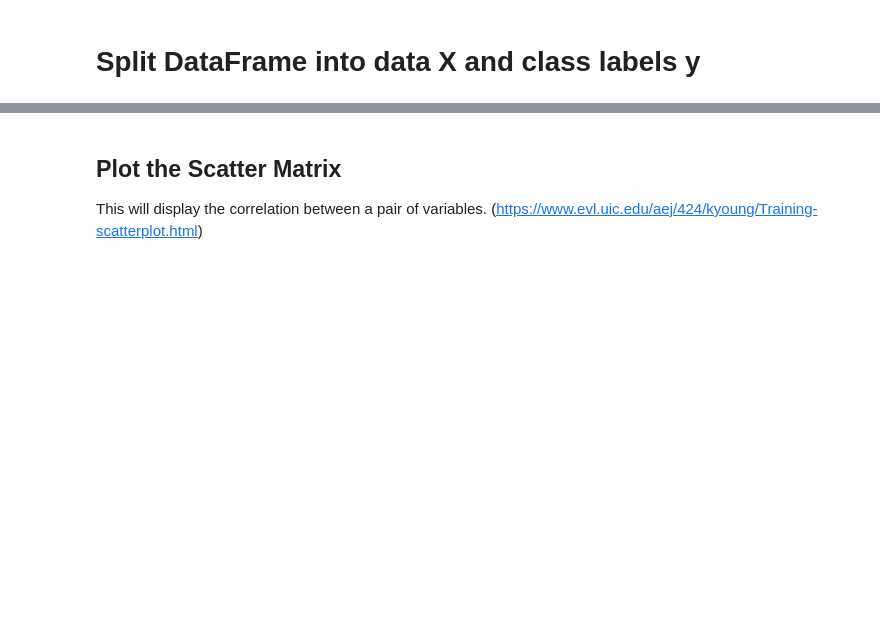
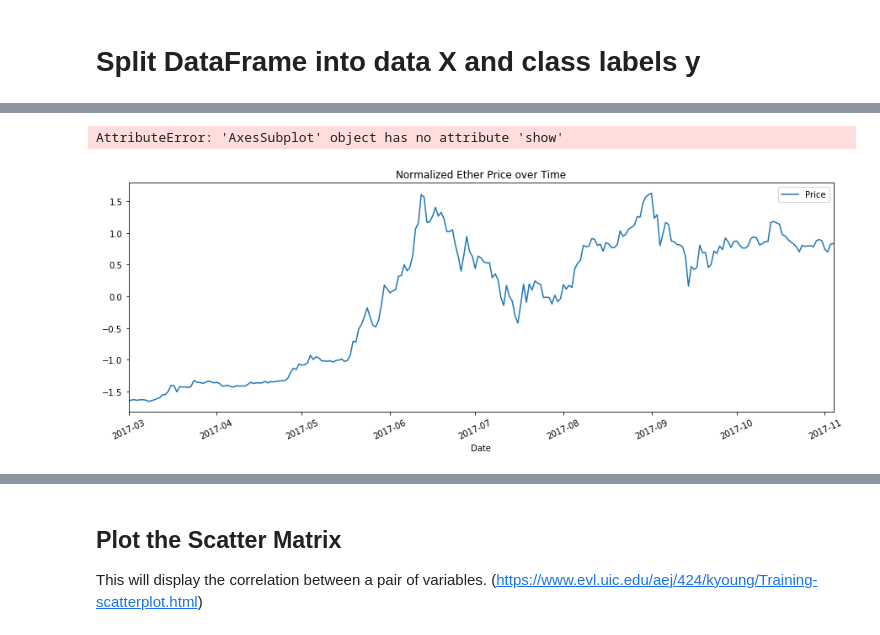
Before and after one commit to Smarker/udacity-ml, a Jupyter notebook: projects/capstone/MLCapstone.ipynb, the cells around one changed output, grey strips where cells are left out. Drawn from its saved outputs; the diff is of its cells as text; code cells hidden in the pictures; blank space fills up the shorter version.

```diff
--- a/projects/capstone/MLCapstone.ipynb
+++ b/projects/capstone/MLCapstone.ipynb
@@ -94,0 +240,16 @@ y = df['Price']
+# %%
+from sklearn.preprocessing import StandardScaler
+
+df_no_date = df.drop('Date', axis=1)
+
+# Standardize features by removing the mean and scaling to unit variance
+scaled_no_date = StandardScaler().fit_transform(df_no_date)
+scaled_df_no_date = pd.DataFrame(scaled_no_date, index=df_no_date.index, columns=df_no_date.columns)
+scaled_df = pd.concat([scaled_df_no_date, X['Date'].to_frame()], axis=1)
+
+scaled_df.plot(title='Normalized Ether Price over Time', x='Date', y='Price', rot=25, figsize=(15,5))
+plt.show()
+plt.close()
+# %% [output]
+AttributeError: 'AxesSubplot' object has no attribute 'show'
+[figure, added]
```
Also changed, not shown: parts of 65 cells of this notebook.
